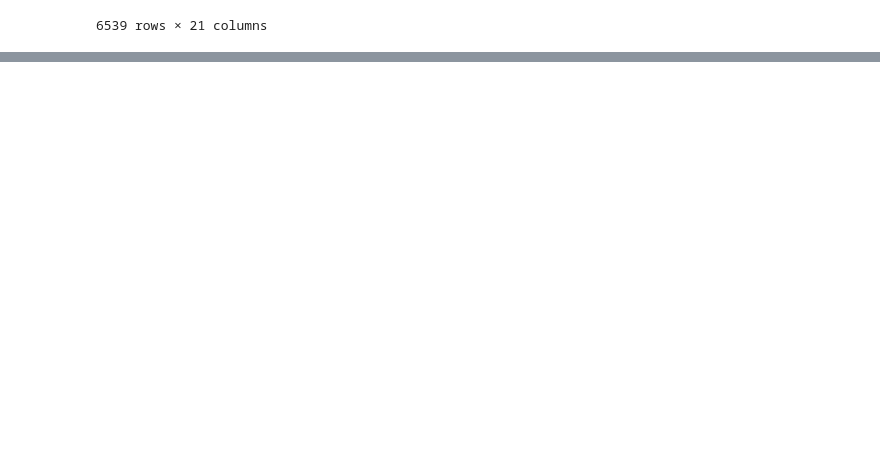
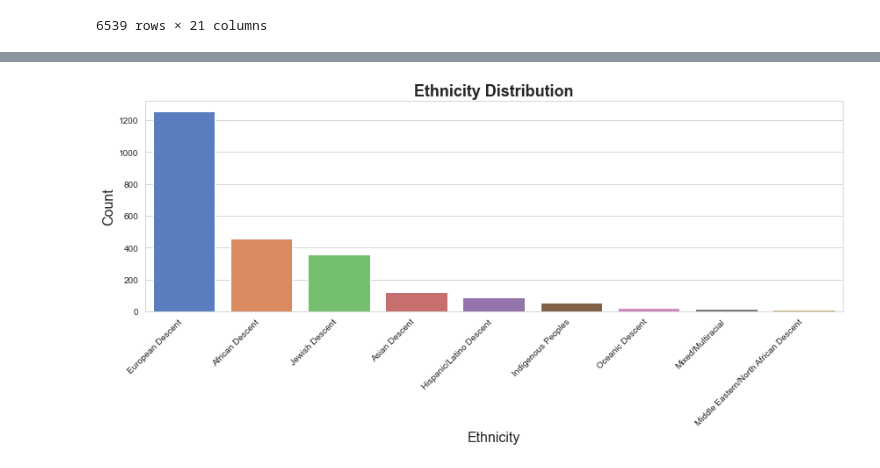
Before and after one commit to epfl-ada/ada-2024-project-sigma-squad, a Jupyter notebook: results.ipynb, the cells around one changed output, grey strips where cells are left out. Drawn from its saved outputs; the diff is of its cells as text; code cells hidden in the pictures; blank space fills up the shorter version.

```diff
--- a/results.ipynb
+++ b/results.ipynb
@@ -313,0 +346,5 @@ actor_df
+# %%
+from src.data.correlation import ethnicity_to_group
+ethnic_group = ethnicity_to_group(actor_df)
+
+ethnic_group
@@ -313,0 +366,6 @@ actor_df
+# %%
+from src.utils.plot_graphs import plot_ethnicity_distribution
+
+plot_ethnicity_distribution(ethnic_group)
+# %% [output]
+[figure, added]
```
Also changed, not shown: parts of 6 cells of this notebook, 5 other files.
